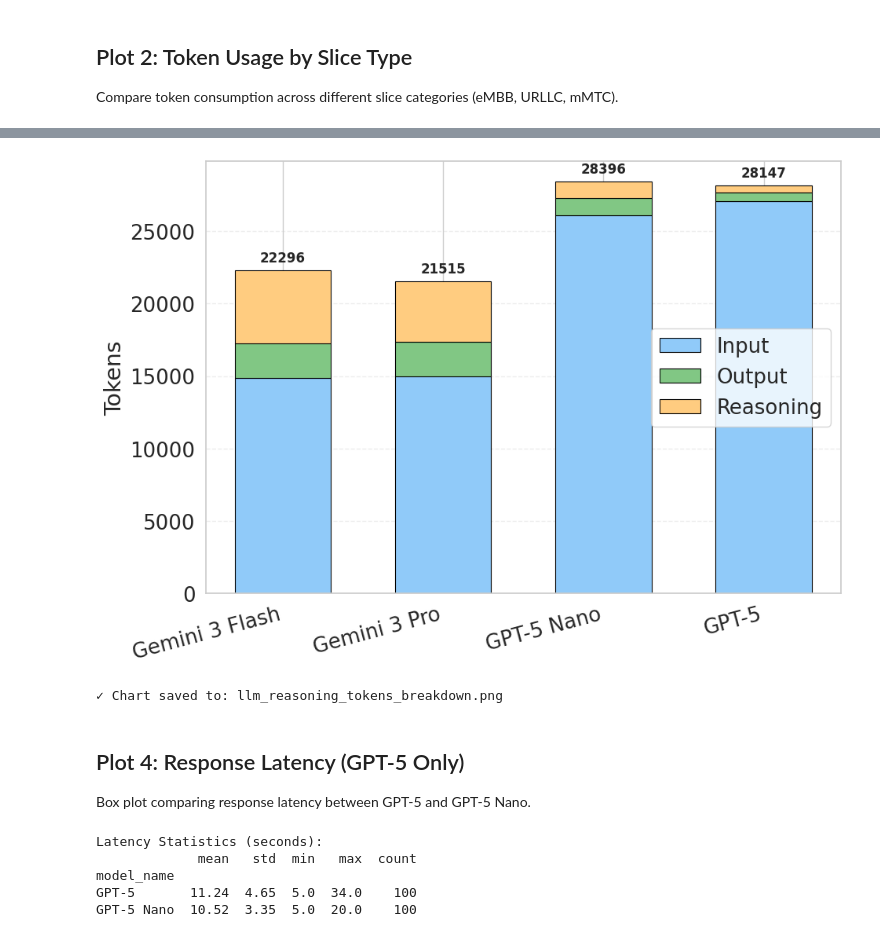
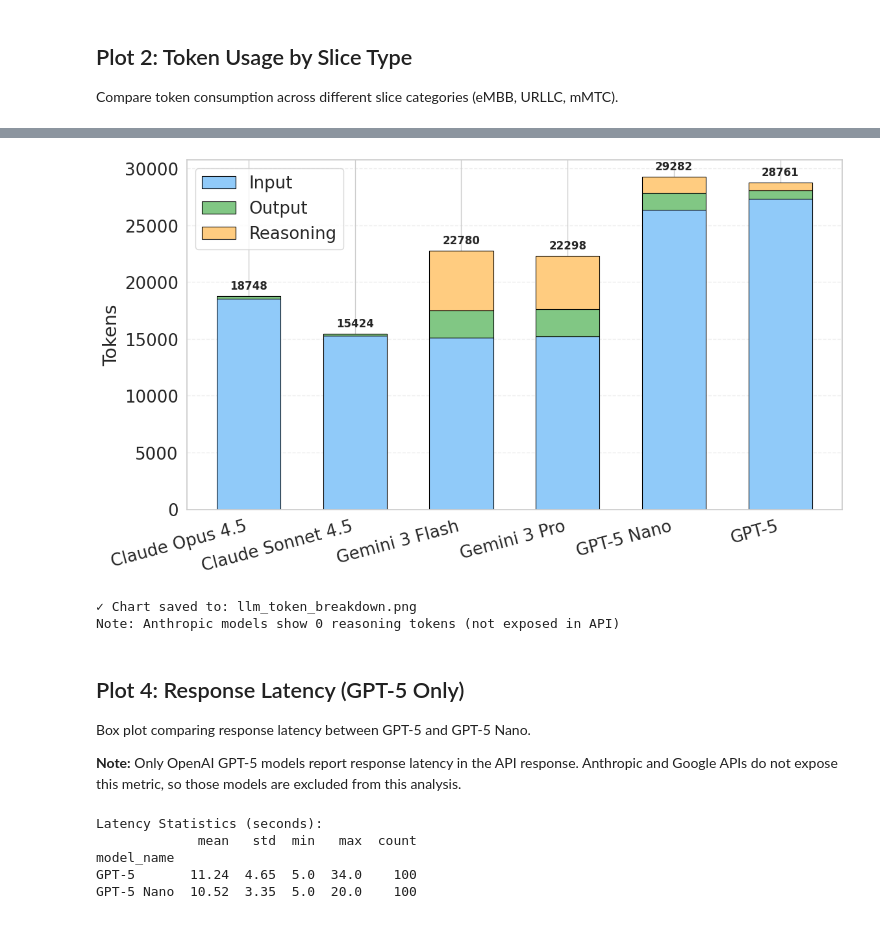
Before and after one commit to zanattabruno/analysis-orion, a Jupyter notebook: llm/llm_analysis.ipynb, the cells around one changed output, grey strips where cells are left out. Cells and saved outputs as stored; diff of their text form; code cells hidden in the pictures.

```diff
--- a/llm/llm_analysis.ipynb
+++ b/llm/llm_analysis.ipynb
@@ -238,8 +303,5 @@ Grouped bar chart showing mean input/output tokens per model for `intent_process
 # %%
-# Filter to intent_processing only (where the main work happens)
-intent_data = all_data[all_data["response_kind"] == "intent_processing"].copy()
-
-# Calculate statistics per model
+# Calculate statistics per model (using per-intent aggregated data)
 token_stats = intent_data.groupby("model_name").agg({
     "input_tokens": ["mean", "std"],
     "output_tokens": ["mean", "std"],
@@ -254,6 +316,6 @@ model_order = [m for m in MODEL_FILES.keys() if m in token_stats["model_name"].v
 token_stats["model_name"] = pd.Categorical(token_stats["model_name"], categories=model_order, ordered=True)
 token_stats = token_stats.sort_values("model_name")
 
-print("Token Statistics (intent_processing only):")
+print("Token Statistics (per intent - both rows summed):")
 print(token_stats.to_string(index=False))
 # %% [output]
@@ -445,48 +508,49 @@ GPT-5                       96.1                2.1                   1.8
 # %%
-# Create stacked bar chart for reasoning tokens
-if len(reasoning_data) > 0:
-    fig, ax = plt.subplots(figsize=(10, 7))
+# Create stacked bar chart for token breakdown (all models)
+fig, ax = plt.subplots(figsize=(12, 7))
 
-    x = np.arange(len(reasoning_stats))
-    width = 0.6
+x = np.arange(len(reasoning_stats))
+width = 0.6
 
-    # Stack: Input (bottom), Output (middle), Reasoning (top)
-    bars1 = ax.bar(x, reasoning_stats["input_tokens"], width,
-                   label="Input", color="#90CAF9", edgecolor="black", linewidth=0.8)
-    bars2 = ax.bar(x, reasoning_stats["output_tokens"], width,
-                   bottom=reasoning_stats["input_tokens"],
-                   label="Output", color="#81C784", edgecolor="black", linewidth=0.8)
-    bars3 = ax.bar(x, reasoning_stats["reasoning_tokens"], width,
-                   bottom=reasoning_stats["input_tokens"] + reasoning_stats["output_tokens"],
-                   label="Reasoning", color="#FFCC80", edgecolor="black", linewidth=0.8)
+# Stack: Input (bottom), Output (middle), Reasoning (top)
+bars1 = ax.bar(x, reasoning_stats["input_tokens"], width,
+               label="Input", color="#90CAF9", edgecolor="black", linewidth=0.8)
+bars2 = ax.bar(x, reasoning_stats["output_tokens"], width,
+               bottom=reasoning_stats["input_tokens"],
+               label="Output", color="#81C784", edgecolor="black", linewidth=0.8)
+bars3 = ax.bar(x, reasoning_stats["reasoning_tokens"], width,
+               bottom=reasoning_stats["input_tokens"] + reasoning_stats["output_tokens"],
+               label="Reasoning", color="#FFCC80", edgecolor="black", linewidth=0.8)
 
-    ax.set_ylabel("Tokens")
-    ax.set_xticks(x)
-    ax.set_xticklabels(reasoning_stats.index, rotation=15, ha="right")
-    ax.legend(loc="center right")
-    ax.grid(axis="y", linestyle="--", alpha=0.35)
+ax.set_ylabel("Tokens")
+ax.set_xticks(x)
+ax.set_xticklabels(reasoning_stats.index, rotation=15, ha="right")
+ax.legend(loc="upper left")
+ax.grid(axis="y", linestyle="--", alpha=0.35)
 
-    # Add total labels on top
-    for i, (idx, row) in enumerate(reasoning_stats.iterrows()):
-        total = row["total"]
-        ax.annotate(f"{total:.0f}",
-                    xy=(i, total),
-                    xytext=(0, 5), textcoords="offset points",
-                    ha="center", va="bottom", fontsize=12, fontweight="bold")
+# Add total labels on top
+for i, (idx, row) in enumerate(reasoning_stats.iterrows()):
+    total = row["total"]
+    ax.annotate(f"{total:.0f}",
+                xy=(i, total),
+                xytext=(0, 5), textcoords="offset points",
+                ha="center", va="bottom", fontsize=12, fontweight="bold")
 
-    plt.tight_layout()
-    plt.savefig("llm_reasoning_tokens_breakdown.png", dpi=300, bbox_inches="tight")
-    plt.savefig("llm_reasoning_tokens_breakdown.pdf", dpi=300, bbox_inches="tight")
-    plt.show()
+plt.tight_layout()
+plt.savefig("llm_token_breakdown.png", dpi=300, bbox_inches="tight")
+plt.savefig("llm_token_breakdown.pdf", dpi=300, bbox_inches="tight")
+plt.show()
 
-    print("\n✓ Chart saved to: llm_reasoning_tokens_breakdown.png")
-else:
-    print("Skipping reasoning token chart - no data available.")
+print("\n✓ Chart saved to: llm_token_breakdown.png")
+print("Note: Anthropic models show 0 reasoning tokens (not exposed in API)")
 # %% [output]
-[figure, old version]
+[figure, new version]
-✓ Chart saved to: llm_reasoning_tokens_breakdown.png
+✓ Chart saved to: llm_token_breakdown.png
+Note: Anthropic models show 0 reasoning tokens (not exposed in API)
 # %% [markdown]
 ## Plot 4: Response Latency (GPT-5 Only)
 
 Box plot comparing response latency between GPT-5 and GPT-5 Nano.
+
+**Note:** Only OpenAI GPT-5 models report response latency in the API response. Anthropic and Google APIs do not expose this metric, so those models are excluded from this analysis.
 # %%
```
Also changed, not shown: parts of 23 cells of this notebook, 3 other files.
